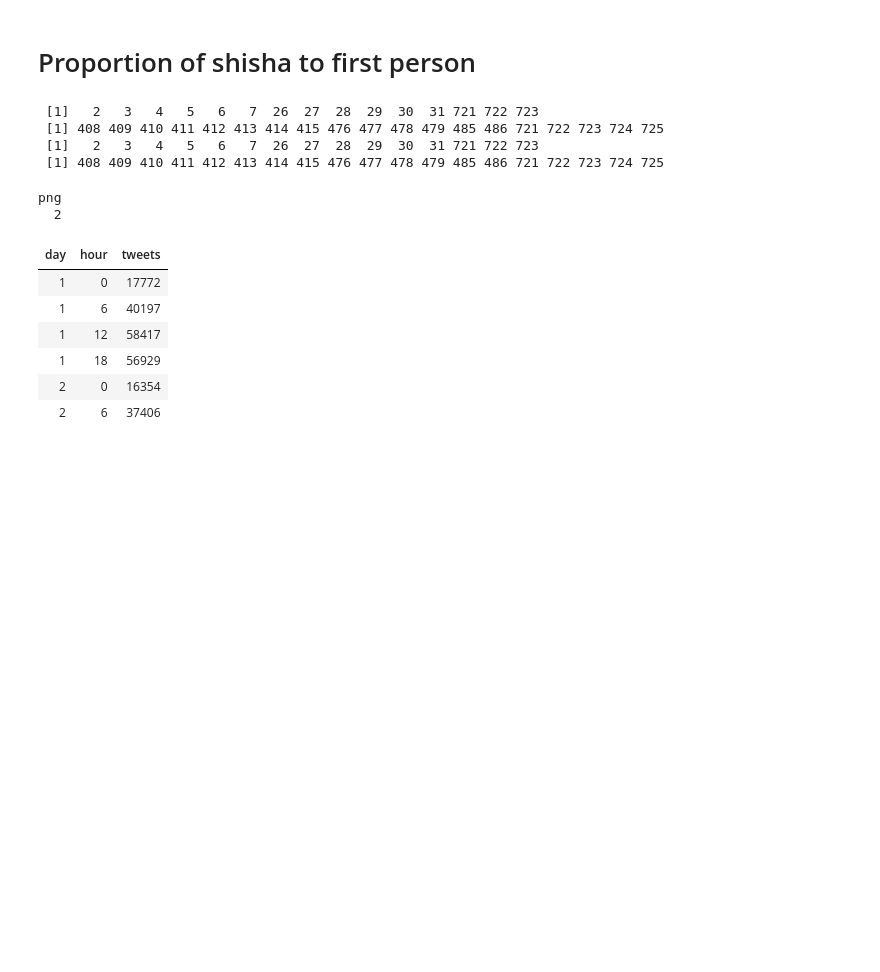
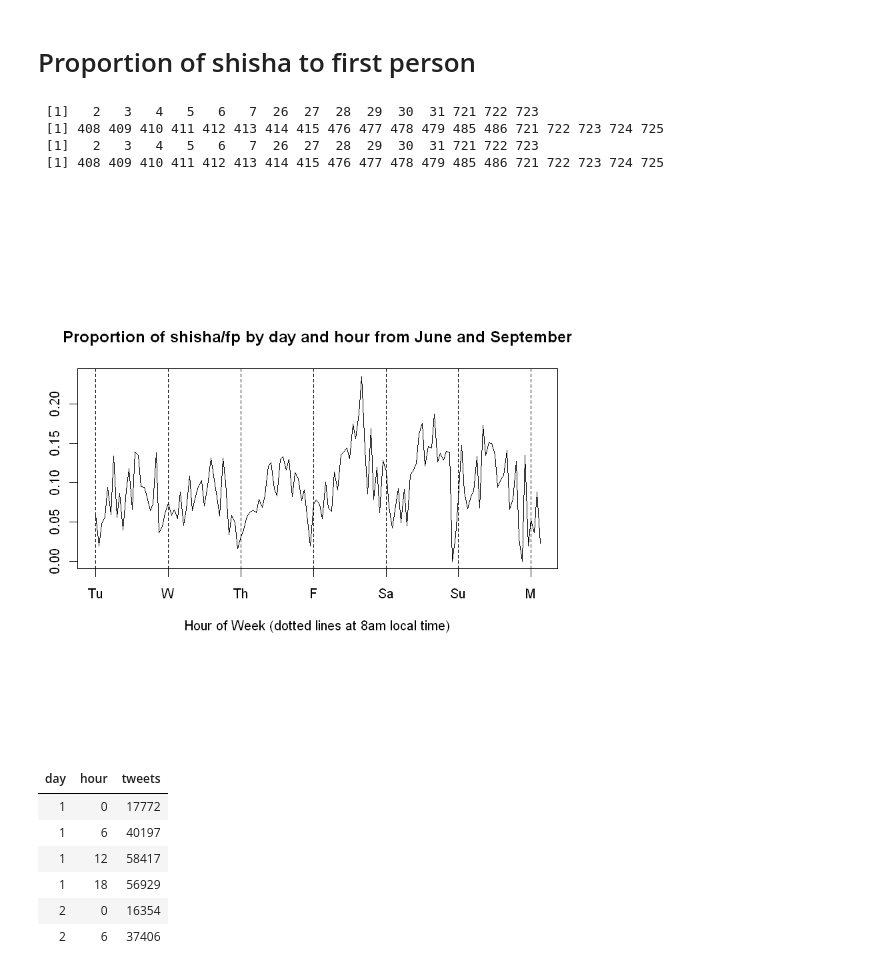
Before and after one commit to tj2huang/nyu-research, a Jupyter notebook: notebooks/tobacco-plot.ipynb, the cells around one changed output. Saved outputs shown, nothing was run; the diff lists cells and outputs as text; code cells hidden in the pictures; blank space fills up the shorter version.

Commit message:
added shisha/fp sum proportion

```diff
--- a/notebooks/tobacco-plot.ipynb
+++ b/notebooks/tobacco-plot.ipynb
@@ -137,23 +137,22 @@ png
 # %%
 shisha <- total_by_day('c:/users/tom/documents/nyu-test/tob-run/june/summary/summary/shisha.csv',
             'c:/users/tom/documents/nyu-test/tob-run/sept/summary/summary/shisha.csv', show_plot=FALSE)
 fp <- total_by_day('c:/users/tom/documents/nyu-test/tob-run/june/summary/summary/present.csv',
             'c:/users/tom/documents/nyu-test/tob-run/sept/summary/summary/present.csv', show_plot=FALSE)
 proportion.ts <- shisha/fp
 par(pin=c(6, 2.5))
-pdf('c:/users/tom/documents/nyu-test/tob-plots/shisha-sum-prop.pdf',width=6,height=4,paper='special')
+# pdf('c:/users/tom/documents/nyu-test/tob-plots/shisha-sum-prop.pdf',width=6,height=4,paper='special')
 plot(proportion.ts, type='l', xaxt='n', xlab='Hour of Week (dotted lines at 8am local time)',
-     ylab='Total Tweets', main='Proportion of shisha/fp by day and hour from June and September')
+     ylab='Proportion of Tweets', main='Proportion of shisha/fp by day and hour from June and September')
 abline(v=seq(1, 168, by=24), lty=2)
 axis(1, labels = c('Tu', 'W', 'Th', 'F', 'Sa', 'Su', 'M'), at=seq(1, 168, by=24))
-dev.off()
+# dev.off()
 # %% [output]
  [1]   2   3   4   5   6   7  26  27  28  29  30  31 721 722 723
  [1] 408 409 410 411 412 413 414 415 476 477 478 479 485 486 721 722 723 724 725
  [1]   2   3   4   5   6   7  26  27  28  29  30  31 721 722 723
  [1] 408 409 410 411 412 413 414 415 476 477 478 479 485 486 721 722 723 724 725
-png
-  2
+[figure, added]
 # %%
 time_index <- function(df){
   #indexes a dataframe by 30 days and 24 hours
```
